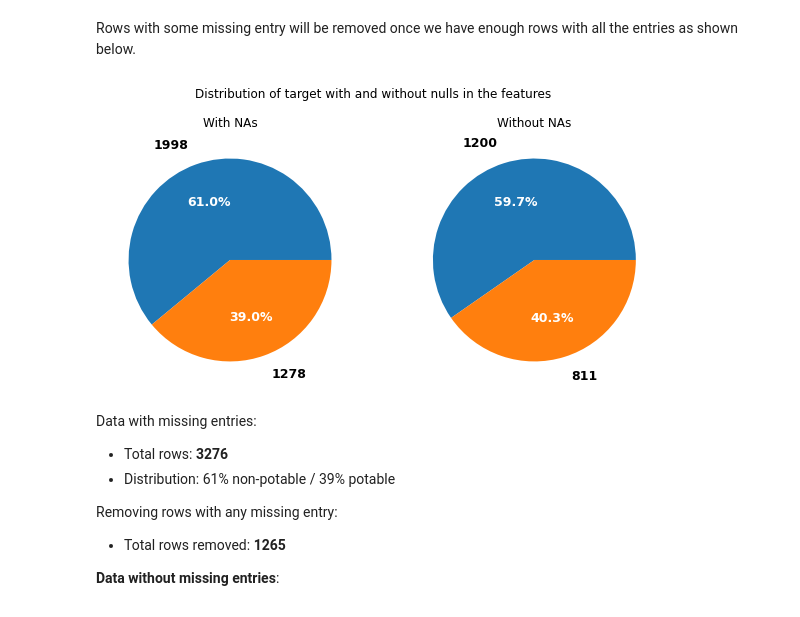
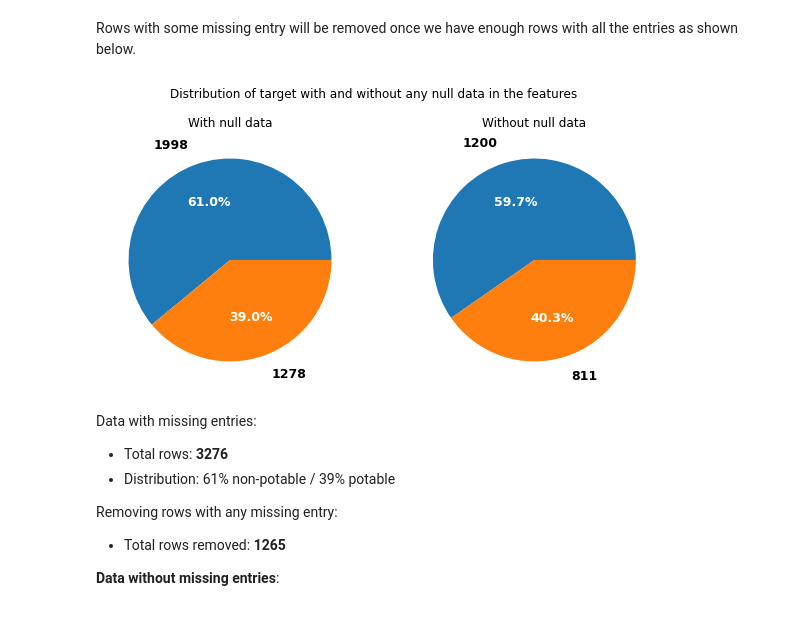
Before and after one commit to MarceloAlvesPereira/To-drink-or-not-to-drink, a Jupyter notebook: Dirty water.ipynb, the cells around one changed output. Saved outputs shown, nothing was run; the diff lists cells and outputs as text; code cells hidden in the pictures.

```diff
--- a/Dirty water.ipynb
+++ b/Dirty water.ipynb
@@ -826,33 +825,33 @@ Rows with some missing entry will be removed once we have enough rows with all t
 # %%
 p1 = water.groupby('Potability')['Potability'].agg(['count'])
 p1['percentage'] = p1['count']  / p1['count'].sum()
 # p1['labels'] = [str("{:.1%}".format(p1['percentage'][i])) + ": " + str(p1['count'][i]) for i in range(0,len(p1))]
 
 water_clean = water.dropna()
 p2 = water_clean.groupby('Potability')['Potability'].agg(['count'])
 p2['percentage'] = p2['count']  / p2['count'].sum()
 # p2['labels'] = [str("{:.1%}".format(p2['percentage'][i])) + ": " + str(p2['count'][i]) for i in range(0,len(p2))]
 
 p = pd.concat([p1,p2],axis=1,keys=['full','without_missing'])
 
 
 fig, axes = plt.subplots(ncols=2, nrows=1, figsize=(10, 5))
-fig.suptitle('Distribution of target with and without nulls in the features')
+fig.suptitle('Distribution of target with and without any null data in the features')
 
 ax1 = plt.subplot2grid((1,2),(0,0))
 ax1,texts,autopcts = plt.pie(p1['count'], labels=p1['count'], autopct='%1.1f%%', pctdistance=0.6, labeldistance=1.2)
-plt.title('With NAs')
+plt.title('With null data')
 plt.setp(texts,**{'color':'black', 'weight':'bold', 'fontsize':12.5})
 plt.setp(autopcts, **{'color':'white', 'weight':'bold', 'fontsize':12.5})
 
 
 ax1 = plt.subplot2grid((1,2),(0,1))
 ax1,texts,autopcts = plt.pie(p2['count'], labels=p2['count'], autopct='%1.1f%%', pctdistance=0.6, labeldistance=1.2)
 plt.setp(texts,**{'color':'black', 'weight':'bold', 'fontsize':12.5})
 plt.setp(autopcts, **{'color':'white', 'weight':'bold', 'fontsize':12.5})
-plt.title('Without NAs');
+plt.title('Without null data');
 # %% [output]
-[figure, old version]
+[figure, new version]
 # %% [markdown]
 Data with missing entries:
 - Total rows: **3276**
```
Also changed, not shown: parts of 24 cells of this notebook, 2 other files.
